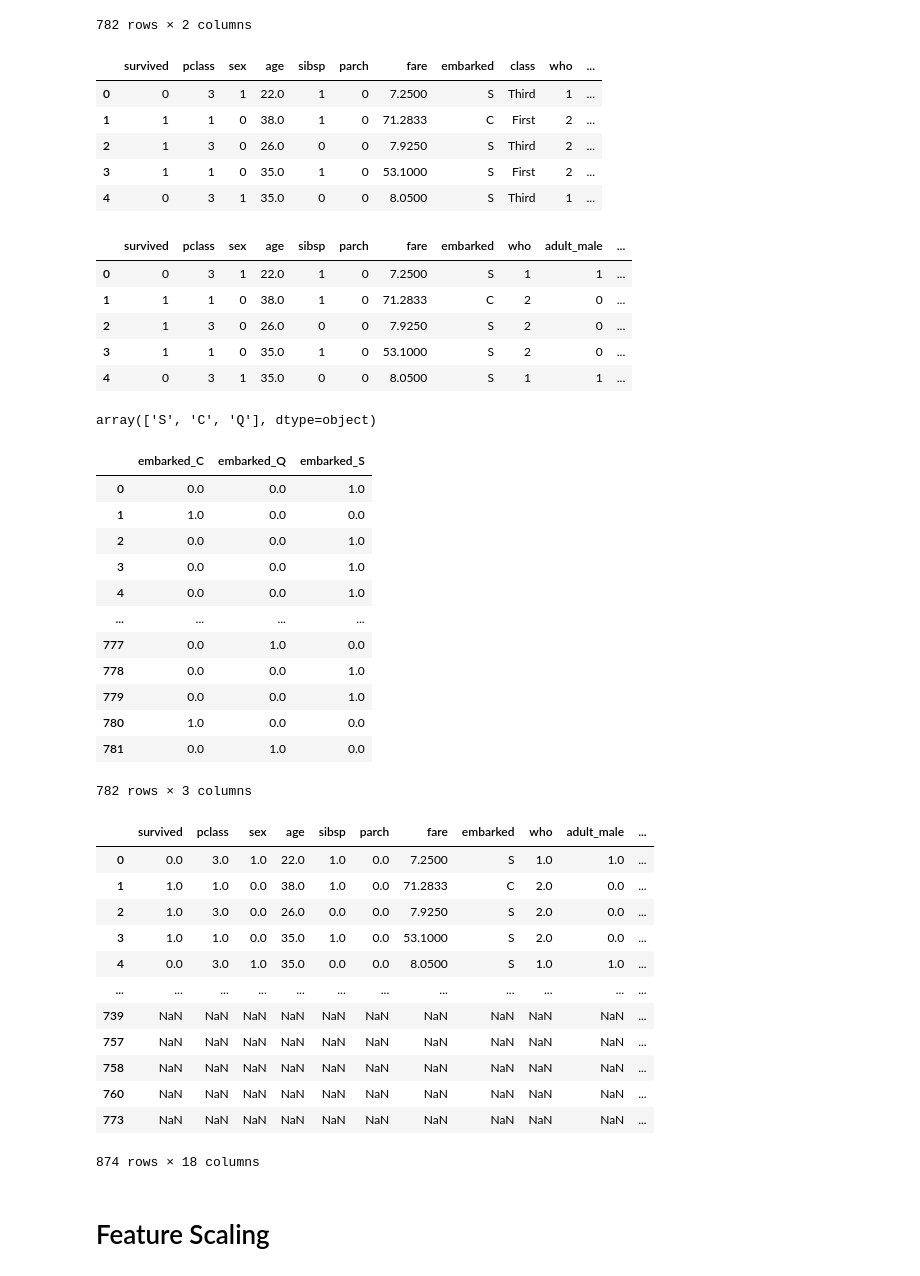
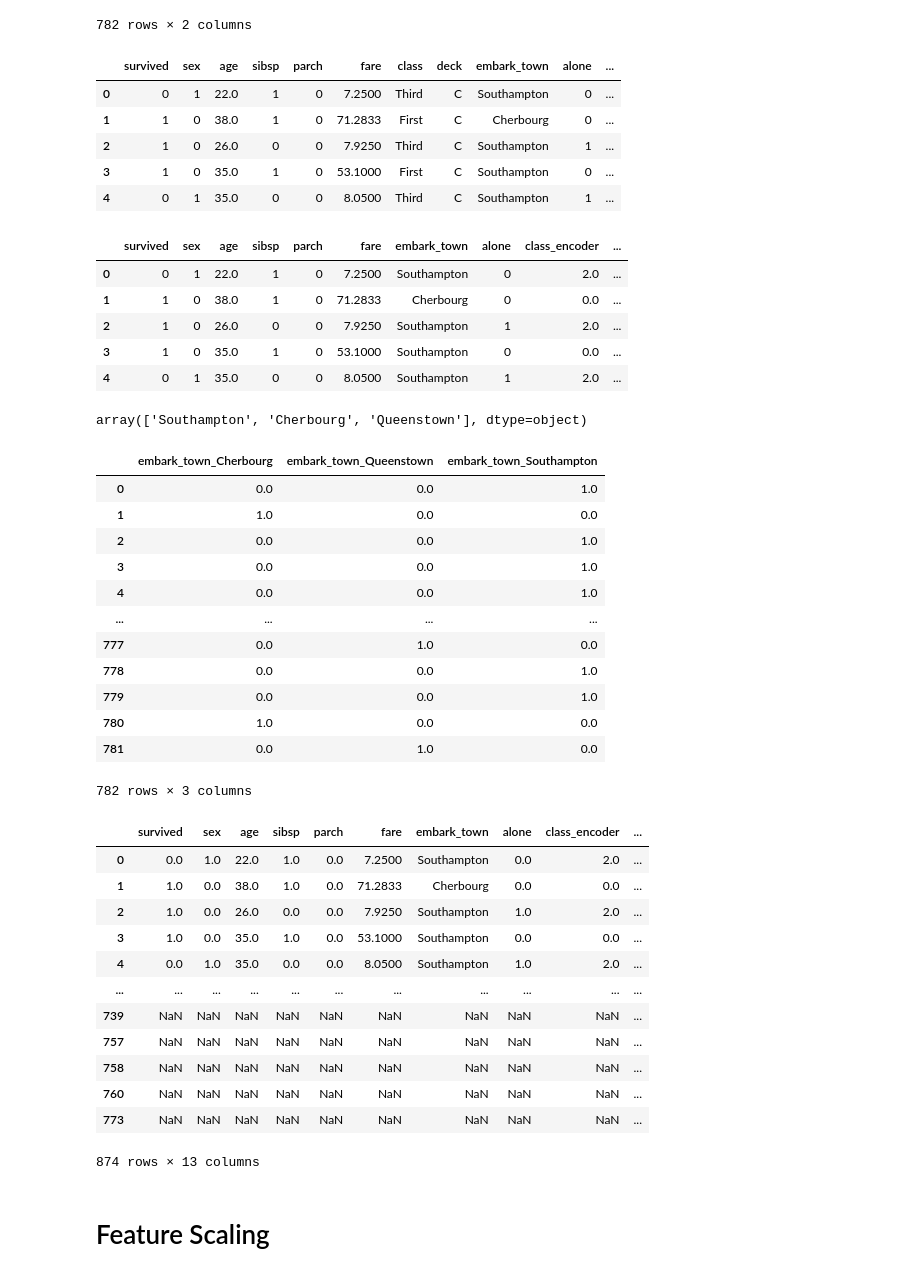
Before and after one commit to MerlinSebastian21/DSA_CaseStudy, a Jupyter notebook: Data_Preprocessing_Titanic.ipynb, the cells around one changed output. Drawn from its saved outputs; the diff is of its cells as text; code cells hidden in the pictures.

```diff
--- a/Data_Preprocessing_Titanic.ipynb
+++ b/Data_Preprocessing_Titanic.ipynb
@@ -67,3 +67,6 @@ duplicate
 107 rows × 15 columns
 # %%
 data.drop_duplicates(inplace=True)
+# %%
+data= data.drop(columns = ['who','embarked','adult_male','alive','pclass'],axis = 1)
+data
@@ -150,7 +157,7 @@ alive            object
 alone              bool
 dtype: object
 # %%
-data.dropna(subset = ['embarked','embark_town'],inplace =True)
+data.dropna(subset =['embark_town'],inplace =True)
 # %%
 data.isnull().sum()
 # %% [output]
@@ -272,7 +269,7 @@ from sklearn.preprocessing import LabelEncoder,OrdinalEncoder
 # %%
 label_enc = LabelEncoder
 # %%
-label_columns = ['sex', 'alive','embark_town','adult_male','alone','who']
+label_columns = ['sex','alone']
 for col in label_columns:
     le = LabelEncoder()
     data[col] = le.fit_transform(data[col])
@@ -319,36 +316,36 @@ data[['class_encoder','deck_encoder']]
 # %%
 data.head()
 # %% [output]
-|  | survived | pclass | sex | age | sibsp | parch | fare | embarked | class | who | ... |
-| 0 | 0 | 3 | 1 | 22.0 | 1 | 0 | 7.2500 | S | Third | 1 | ... |
-| 1 | 1 | 1 | 0 | 38.0 | 1 | 0 | 71.2833 | C | First | 2 | ... |
-| 2 | 1 | 3 | 0 | 26.0 | 0 | 0 | 7.9250 | S | Third | 2 | ... |
-| 3 | 1 | 1 | 0 | 35.0 | 1 | 0 | 53.1000 | S | First | 2 | ... |
-| 4 | 0 | 3 | 1 | 35.0 | 0 | 0 | 8.0500 | S | Third | 1 | ... |
+|  | survived | sex | age | sibsp | parch | fare | class | deck | embark_town | alone | ... |
+| 0 | 0 | 1 | 22.0 | 1 | 0 | 7.2500 | Third | C | Southampton | 0 | ... |
+| 1 | 1 | 0 | 38.0 | 1 | 0 | 71.2833 | First | C | Cherbourg | 0 | ... |
+| 2 | 1 | 0 | 26.0 | 0 | 0 | 7.9250 | Third | C | Southampton | 1 | ... |
+| 3 | 1 | 0 | 35.0 | 1 | 0 | 53.1000 | First | C | Southampton | 0 | ... |
+| 4 | 0 | 1 | 35.0 | 0 | 0 | 8.0500 | Third | C | Southampton | 1 | ... |
 # %%
 data.drop(columns=['class', 'deck'], inplace=True)
 # %%
 data.head()
 # %% [output]
-|  | survived | pclass | sex | age | sibsp | parch | fare | embarked | who | adult_male | ... |
-| 0 | 0 | 3 | 1 | 22.0 | 1 | 0 | 7.2500 | S | 1 | 1 | ... |
-| 1 | 1 | 1 | 0 | 38.0 | 1 | 0 | 71.2833 | C | 2 | 0 | ... |
-| 2 | 1 | 3 | 0 | 26.0 | 0 | 0 | 7.9250 | S | 2 | 0 | ... |
-| 3 | 1 | 1 | 0 | 35.0 | 1 | 0 | 53.1000 | S | 2 | 0 | ... |
-| 4 | 0 | 3 | 1 | 35.0 | 0 | 0 | 8.0500 | S | 1 | 1 | ... |
+|  | survived | sex | age | sibsp | parch | fare | embark_town | alone | class_encoder | ... |
+| 0 | 0 | 1 | 22.0 | 1 | 0 | 7.2500 | Southampton | 0 | 2.0 | ... |
+| 1 | 1 | 0 | 38.0 | 1 | 0 | 71.2833 | Cherbourg | 0 | 0.0 | ... |
+| 2 | 1 | 0 | 26.0 | 0 | 0 | 7.9250 | Southampton | 1 | 2.0 | ... |
+| 3 | 1 | 0 | 35.0 | 1 | 0 | 53.1000 | Southampton | 0 | 0.0 | ... |
+| 4 | 0 | 1 | 35.0 | 0 | 0 | 8.0500 | Southampton | 1 | 2.0 | ... |
 # %%
-data['embarked'].unique()
+data['embark_town'].unique()
 # %% [output]
-array(['S', 'C', 'Q'], dtype=object)
+array(['Southampton', 'Cherbourg', 'Queenstown'], dtype=object)
 # %%
 from sklearn.preprocessing import OneHotEncoder
 one_hot_enc = OneHotEncoder(sparse_output=False)
 # %%
-embarked_encoded =one_hot_enc.fit_transform(data[['embarked']])
-one_hot_df = pd.DataFrame(embarked_encoded, columns = one_hot_enc.get_feature_names_out(['embarked']))
+embarked_encoded =one_hot_enc.fit_transform(data[['embark_town']])
+one_hot_df = pd.DataFrame(embarked_encoded, columns = one_hot_enc.get_feature_names_out(['embark_town']))
 one_hot_df
 # %% [output]
-|  | embarked_C | embarked_Q | embarked_S |
+|  | embark_town_Cherbourg | embark_town_Queenstown | embark_town_Southampton |
 | 0 | 0.0 | 0.0 | 1.0 |
 | 1 | 1.0 | 0.0 | 0.0 |
 | 2 | 0.0 | 0.0 | 1.0 |
@@ -364,17 +361,17 @@ one_hot_df
 # %%
 pd.concat([data,one_hot_df],axis =1)
 # %% [output]
-|  | survived | pclass | sex | age | sibsp | parch | fare | embarked | who | adult_male | ... |
-| 0 | 0.0 | 3.0 | 1.0 | 22.0 | 1.0 | 0.0 | 7.2500 | S | 1.0 | 1.0 | ... |
-| 1 | 1.0 | 1.0 | 0.0 | 38.0 | 1.0 | 0.0 | 71.2833 | C | 2.0 | 0.0 | ... |
-| 2 | 1.0 | 3.0 | 0.0 | 26.0 | 0.0 | 0.0 | 7.9250 | S | 2.0 | 0.0 | ... |
-| 3 | 1.0 | 1.0 | 0.0 | 35.0 | 1.0 | 0.0 | 53.1000 | S | 2.0 | 0.0 | ... |
-| 4 | 0.0 | 3.0 | 1.0 | 35.0 | 0.0 | 0.0 | 8.0500 | S | 1.0 | 1.0 | ... |
-| ... | ... | ... | ... | ... | ... | ... | ... | ... | ... | ... | ... |
-| 739 | NaN | NaN | NaN | NaN | NaN | NaN | NaN | NaN | NaN | NaN | ... |
-| 757 | NaN | NaN | NaN | NaN | NaN | NaN | NaN | NaN | NaN | NaN | ... |
-| 758 | NaN | NaN | NaN | NaN | NaN | NaN | NaN | NaN | NaN | NaN | ... |
-| 760 | NaN | NaN | NaN | NaN | NaN | NaN | NaN | NaN | NaN | NaN | ... |
-| 773 | NaN | NaN | NaN | NaN | NaN | NaN | NaN | NaN | NaN | NaN | ... |
+|  | survived | sex | age | sibsp | parch | fare | embark_town | alone | class_encoder | ... |
+| 0 | 0.0 | 1.0 | 22.0 | 1.0 | 0.0 | 7.2500 | Southampton | 0.0 | 2.0 | ... |
+| 1 | 1.0 | 0.0 | 38.0 | 1.0 | 0.0 | 71.2833 | Cherbourg | 0.0 | 0.0 | ... |
+| 2 | 1.0 | 0.0 | 26.0 | 0.0 | 0.0 | 7.9250 | Southampton | 1.0 | 2.0 | ... |
+| 3 | 1.0 | 0.0 | 35.0 | 1.0 | 0.0 | 53.1000 | Southampton | 0.0 | 0.0 | ... |
+| 4 | 0.0 | 1.0 | 35.0 | 0.0 | 0.0 | 8.0500 | Southampton | 1.0 | 2.0 | ... |
+| ... | ... | ... | ... | ... | ... | ... | ... | ... | ... | ... |
+| 739 | NaN | NaN | NaN | NaN | NaN | NaN | NaN | NaN | NaN | ... |
+| 757 | NaN | NaN | NaN | NaN | NaN | NaN | NaN | NaN | NaN | ... |
+| 758 | NaN | NaN | NaN | NaN | NaN | NaN | NaN | NaN | NaN | ... |
+| 760 | NaN | NaN | NaN | NaN | NaN | NaN | NaN | NaN | NaN | ... |
+| 773 | NaN | NaN | NaN | NaN | NaN | NaN | NaN | NaN | NaN | ... |
-874 rows × 18 columns
+874 rows × 13 columns
 # %%
```
Also changed, not shown: parts of 20 cells of this notebook.
